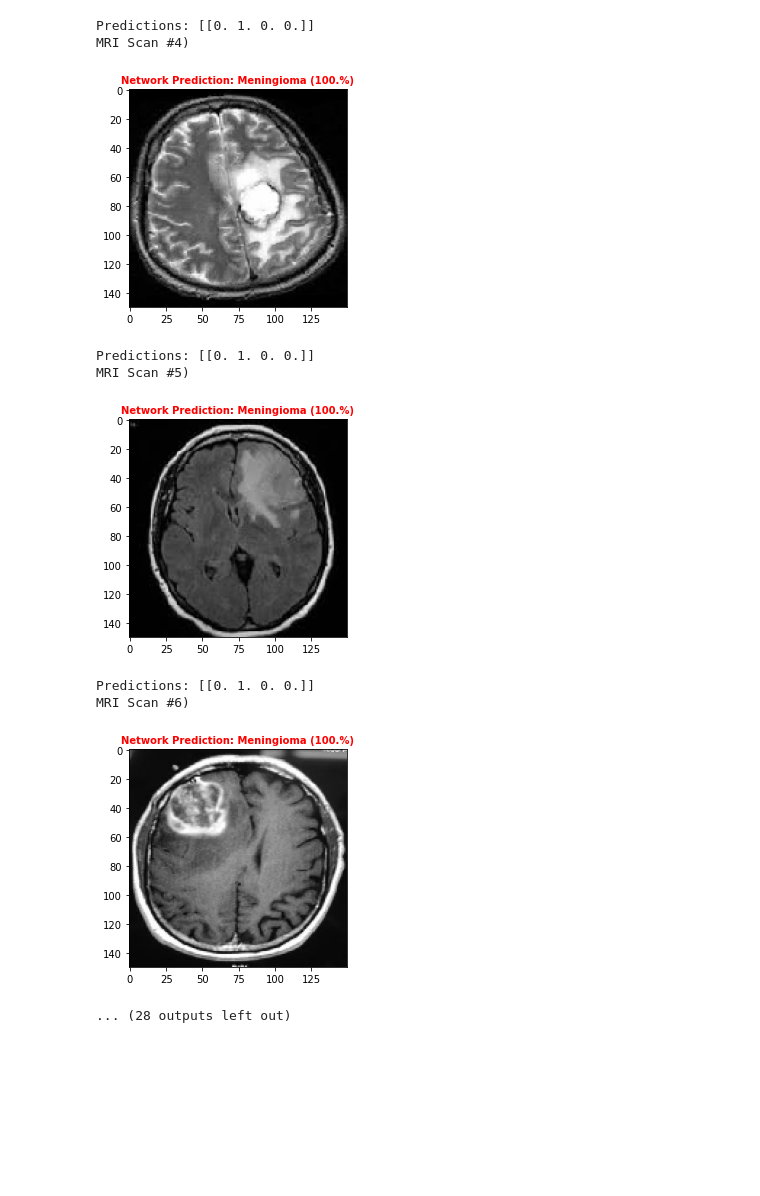
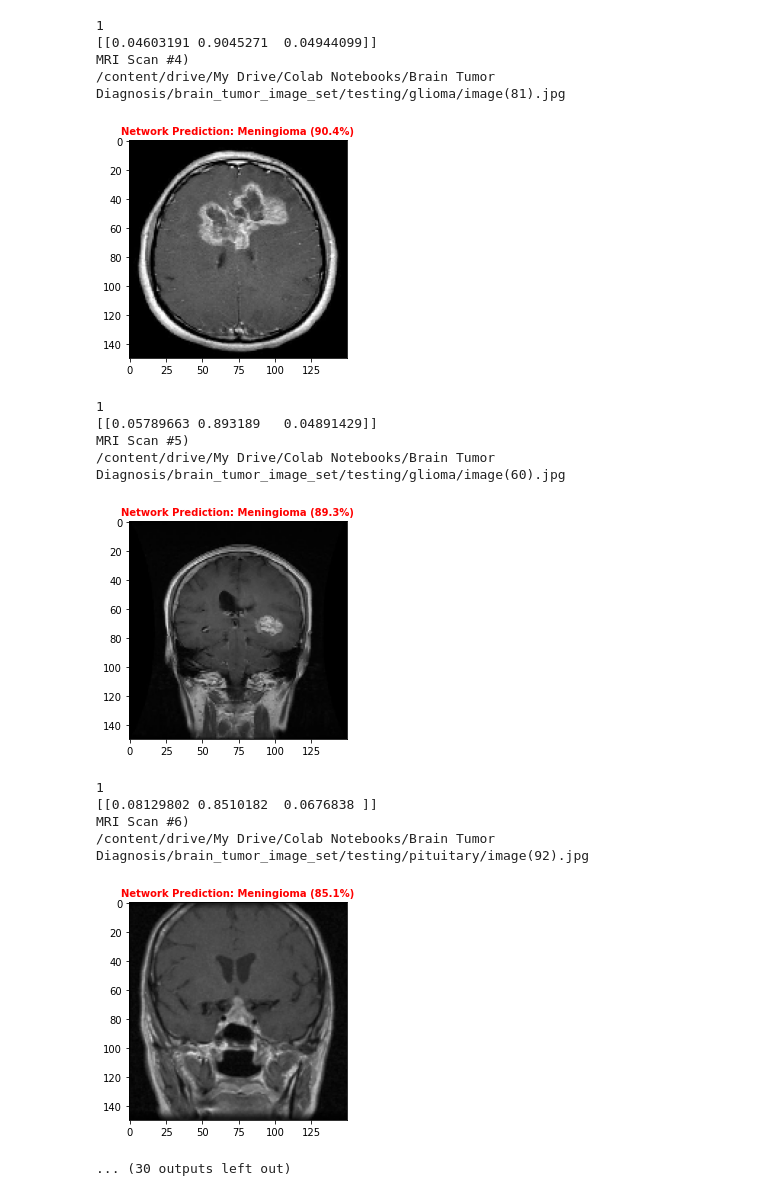
Before and after one commit to justinliu23/brain-tumor-diagnosis, a Jupyter notebook: brain_tumor_diagnosis.ipynb, the cells around one changed output. Saved outputs shown, nothing was run; the diff lists cells and outputs as text; code cells hidden in the pictures; blank space fills up the shorter version.

Commit message:
Updated predict method

```diff
--- a/brain_tumor_diagnosis.ipynb
+++ b/brain_tumor_diagnosis.ipynb
@@ -13,9 +14,3 @@ import matplotlib.pyplot as plt
 training_dir   = r'/content/drive/My Drive/Colab Notebooks/Brain Tumor Diagnosis/brain_tumor_image_set/training'
 validation_dir = r'/content/drive/My Drive/Colab Notebooks/Brain Tumor Diagnosis/brain_tumor_image_set/validation'
 testing_dir    = r'/content/drive/My Drive/Colab Notebooks/Brain Tumor Diagnosis/brain_tumor_image_set/testing'
-
-test_img_paths = []
-
-for root, dirs, files in os.walk(testing_dir):
-    for filename in files:
-        test_img_paths.append(os.path.abspath(os.path.join(root, filename)))
@@ -76,7 +82,7 @@ def create_model():
 
     model.add(Flatten())
     model.add(Dropout(0.2))
-    model.add(Dense(num_classes, activation='softmax'))
+    model.add(Dense(training_generator.num_classes, activation='softmax'))
 
     return model
 # %%
@@ -197,3 +202,37 @@ Epoch 5/5
+# %%
+# Classify a tumor from an MRI scan
+def classify_tumor(model, testing_img_paths):
+    for i, img_path in enumerate(testing_img_paths):
+        img = load_img(
+            img_path,
+            target_size=target_size)
+
+        img_array = img_to_array(img)
+        img_array = preprocess_input(img_array)
+        img_array = img_array.reshape((-1, 150, 150, 3))
+
+        predictions = model.predict(img_array)
+        class_num = predictions.argmax()
+
+        print(class_num)
+
+        print(predictions)
+
+        network_percent_confidence = str(np.max(predictions) * 100)[:4] + '%'
+        network_prediction = ['glioma', 'meningioma', 'pituitary'][class_num].capitalize()
+
+        font = {'family': 'DejaVu Sans',
+                'color' : 'red',
+                'weight': 'heavy',
+                'size'  :  10}
+
+        print(f'MRI Scan #{i+1})')
+
+        print(testing_img_paths[i])
+
+        plt.imshow(img)
+        plt.title(f'Network Prediction: {network_prediction} ({network_percent_confidence})', fontdict=font)
+        plt.show()
 # %%
-classify_tumor(model, test_img_paths)
+classify_tumor(model, testing_img_paths)
 # %% [output]
@@ -209,10 +254,16 @@ MRI Scan #3)
-Predictions: [[0. 1. 0. 0.]]
+1
+[[0.04603191 0.9045271  0.04944099]]
 MRI Scan #4)
+/content/drive/My Drive/Colab Notebooks/Brain Tumor Diagnosis/brain_tumor_image_set/testing/glioma/image(81).jpg
-[figure, old version]
+[figure, new version]
-Predictions: [[0. 1. 0. 0.]]
+1
+[[0.05789663 0.893189   0.04891429]]
 MRI Scan #5)
+/content/drive/My Drive/Colab Notebooks/Brain Tumor Diagnosis/brain_tumor_image_set/testing/glioma/image(60).jpg
-[figure, old version]
+[figure, new version]
-Predictions: [[0. 1. 0. 0.]]
+1
+[[0.08129802 0.8510182  0.0676838 ]]
 MRI Scan #6)
+/content/drive/My Drive/Colab Notebooks/Brain Tumor Diagnosis/brain_tumor_image_set/testing/pituitary/image(92).jpg
-[figure, old version]
+[figure, new version]
-... (28 outputs left out)
+... (30 outputs left out)
```
Also changed, not shown: parts of 9 cells of this notebook.
